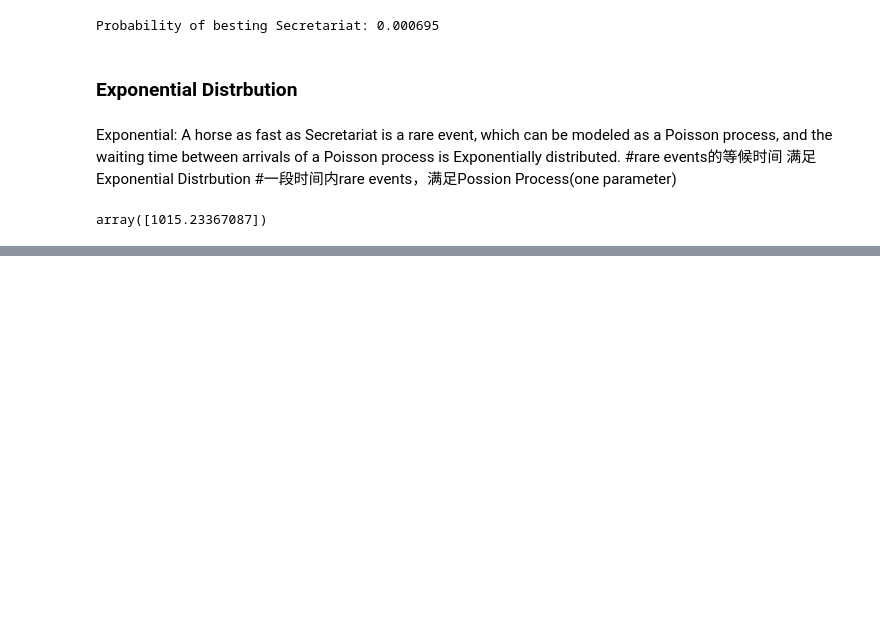
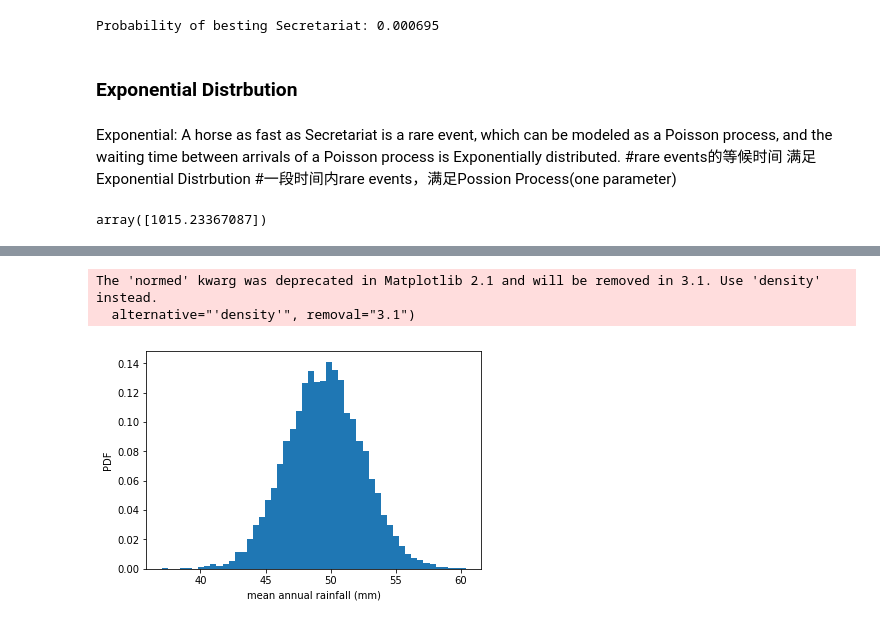
Before and after one commit to weitianyi1996/Prob-Stats, a Jupyter notebook: Prob&Stats.ipynb, the cells around one changed output, grey strips where cells are left out. Drawn from its saved outputs; the diff is of its cells as text; code cells hidden in the pictures; blank space fills up the shorter version.

```diff
--- a/Prob&Stats.ipynb
+++ b/Prob&Stats.ipynb
@@ -111,0 +127,26 @@ array([1015.23367087])
+# %%
+def bootstrap_replicate_1d(data, func):
+    return func(np.random.choice(data, size=len(data)))
+
+def draw_bs_reps(data, func, size=1):
+    """Draw bootstrap replicates."""
+    bs_replicates = np.empty(size)#10000
+    for i in range(size):
+        bs_replicates[i] = bootstrap_replicate_1d(data,func) #get 1 resample(boostrapping) and get mean value
+    return bs_replicates
+# %%
+data=np.array([x for x in range(100)])
+bs_replicates=draw_bs_reps(data,np.mean,10000)
+
+import matplotlib.pyplot as plt
+# Make a histogram of the results
+_ = plt.hist(bs_replicates, bins=50, normed=True)
+_ = plt.xlabel('mean annual rainfall (mm)')
+_ = plt.ylabel('PDF')
+
+# Show the plot
+plt.show()
+# %% [output]
+The 'normed' kwarg was deprecated in Matplotlib 2.1 and will be removed in 3.1. Use 'density' instead.
+  alternative="'density'", removal="3.1")
+[figure, added]
```
Also changed, not shown: parts of 5 cells of this notebook.
